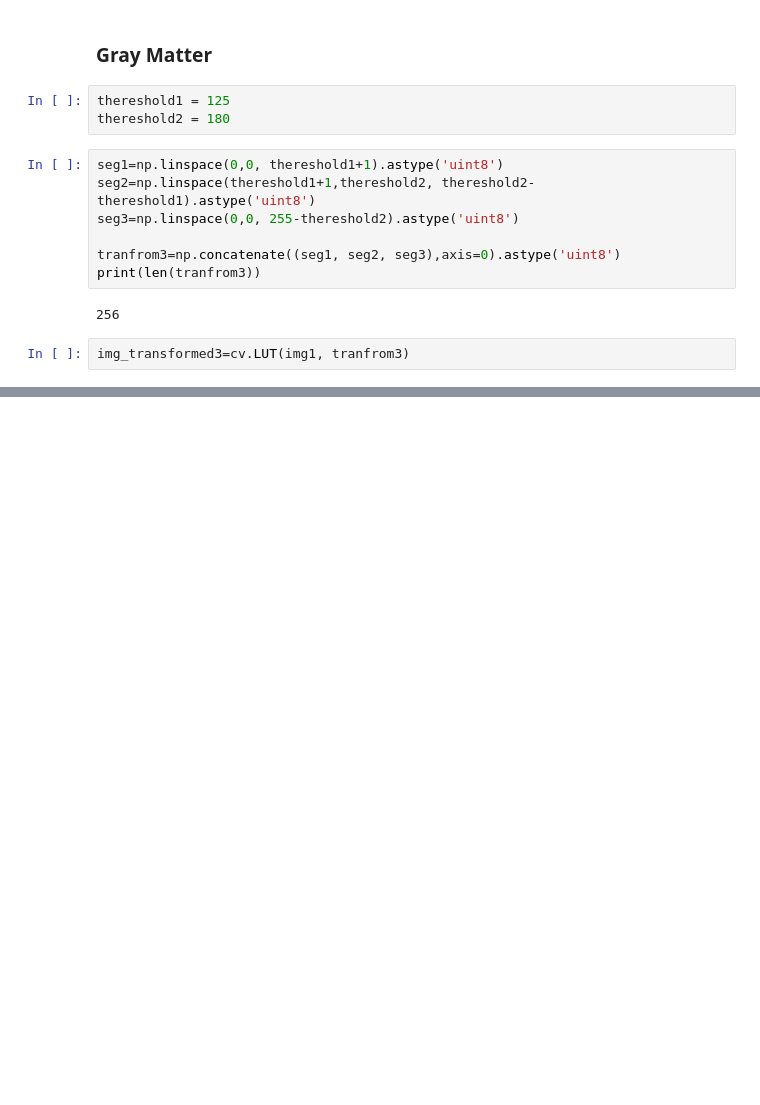
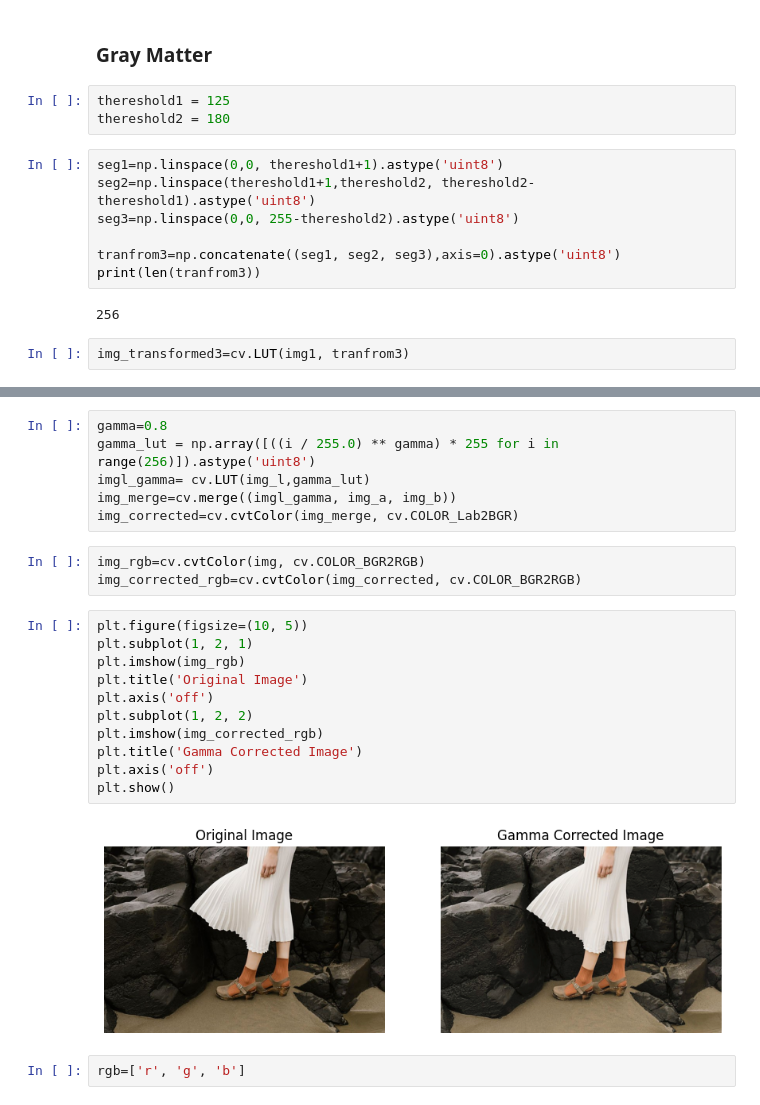
Before and after one commit to TNKodi/EN3160---Image-Processing-and-Machine-Vision, a Jupyter notebook: Assignment 01.ipynb, the cells around one changed output, grey strips where cells are left out. Saved outputs shown, nothing was run; the diff lists cells and outputs as text; blank space fills up the shorter version.

```diff
--- a/Assignment 01.ipynb
+++ b/Assignment 01.ipynb
@@ -186,0 +222,24 @@ plt.show()
+# %%
+gamma=0.8
+gamma_lut = np.array([((i / 255.0) ** gamma) * 255 for i in range(256)]).astype('uint8')
+imgl_gamma= cv.LUT(img_l,gamma_lut)
+img_merge=cv.merge((imgl_gamma, img_a, img_b))
+img_corrected=cv.cvtColor(img_merge, cv.COLOR_Lab2BGR)
+# %%
+img_rgb=cv.cvtColor(img, cv.COLOR_BGR2RGB)
+img_corrected_rgb=cv.cvtColor(img_corrected, cv.COLOR_BGR2RGB)
+# %%
+plt.figure(figsize=(10, 5))
+plt.subplot(1, 2, 1)
+plt.imshow(img_rgb)
+plt.title('Original Image')
+plt.axis('off')
+plt.subplot(1, 2, 2)
+plt.imshow(img_corrected_rgb)
+plt.title('Gamma Corrected Image')
+plt.axis('off')
+plt.show()
+# %% [output]
+[figure, added]
+# %%
+rgb=['r', 'g', 'b']
```
Also changed, not shown: parts of 9 cells of this notebook.
